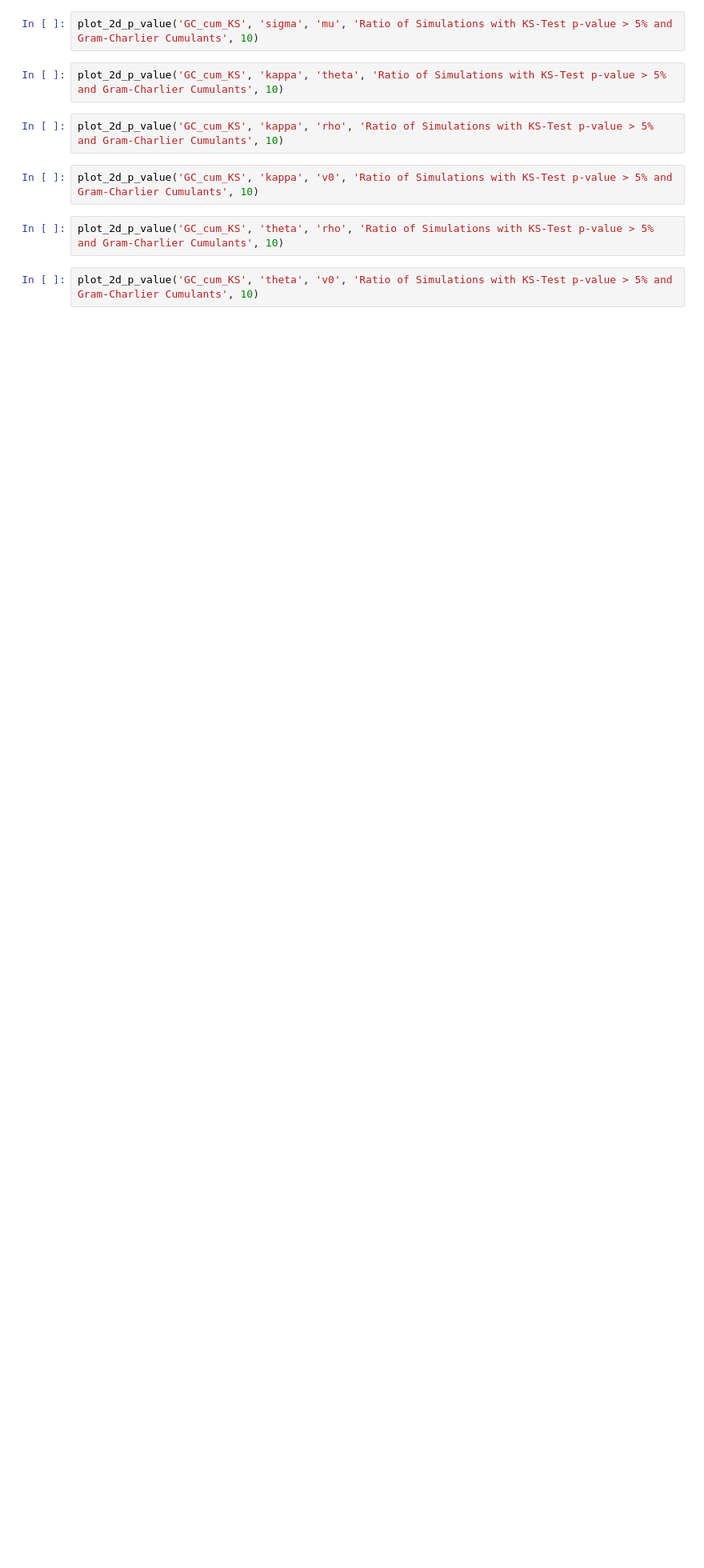
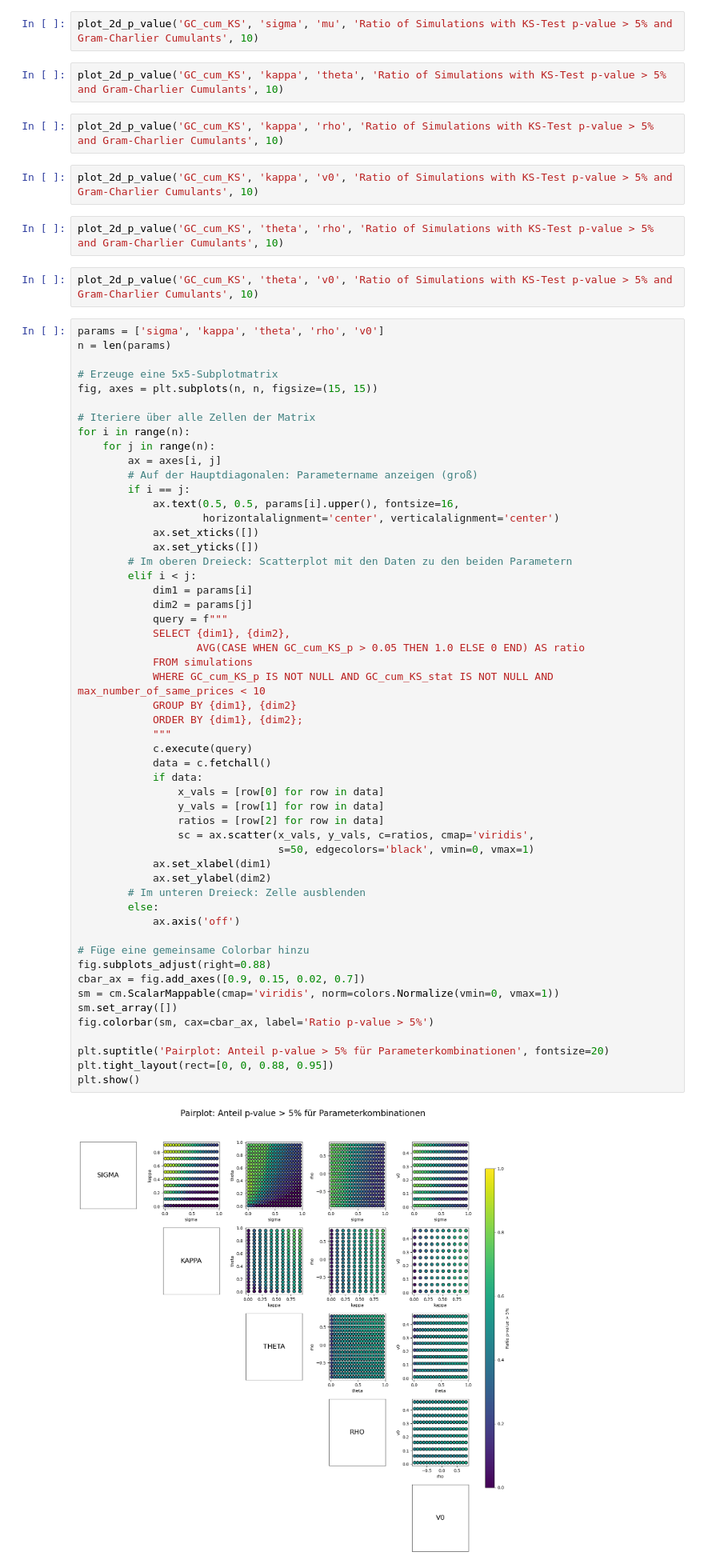
Before and after one commit to henrydatei/heston-moments-pdf, a Jupyter notebook: compare_distributions/simple_plots.ipynb, the cells around one changed output. Shown: that part at 80% size. Cells and saved outputs as stored; diff of their text form; blank space fills up the shorter version.

Commit message:
pairplot

```diff
--- a/compare_distributions/simple_plots.ipynb
+++ b/compare_distributions/simple_plots.ipynb
@@ -269,3 +271,58 @@ plot_2d_p_value('GC_cum_KS', 'kappa', 'v0', 'Ratio of Simulations with KS-Test p
 plot_2d_p_value('GC_cum_KS', 'theta', 'rho', 'Ratio of Simulations with KS-Test p-value > 5% and Gram-Charlier Cumulants', 10)
 # %%
 plot_2d_p_value('GC_cum_KS', 'theta', 'v0', 'Ratio of Simulations with KS-Test p-value > 5% and Gram-Charlier Cumulants', 10)
+# %%
+params = ['sigma', 'kappa', 'theta', 'rho', 'v0']
+n = len(params)
+
+# Erzeuge eine 5x5-Subplotmatrix
+fig, axes = plt.subplots(n, n, figsize=(15, 15))
+
+# Iteriere über alle Zellen der Matrix
+for i in range(n):
+    for j in range(n):
+        ax = axes[i, j]
+        # Auf der Hauptdiagonalen: Parametername anzeigen (groß)
+        if i == j:
+            ax.text(0.5, 0.5, params[i].upper(), fontsize=16,
+                    horizontalalignment='center', verticalalignment='center')
+            ax.set_xticks([])
+            ax.set_yticks([])
+        # Im oberen Dreieck: Scatterplot mit den Daten zu den beiden Parametern
+        elif i < j:
+            dim1 = params[i]
+            dim2 = params[j]
+            query = f"""
+            SELECT {dim1}, {dim2},
+                   AVG(CASE WHEN GC_cum_KS_p > 0.05 THEN 1.0 ELSE 0 END) AS ratio
+            FROM simulations
+            WHERE GC_cum_KS_p IS NOT NULL AND GC_cum_KS_stat IS NOT NULL AND max_number_of_same_prices < 10
+            GROUP BY {dim1}, {dim2}
+            ORDER BY {dim1}, {dim2};
+            """
+            c.execute(query)
+            data = c.fetchall()
+            if data:
+                x_vals = [row[0] for row in data]
+                y_vals = [row[1] for row in data]
+                ratios = [row[2] for row in data]
+                sc = ax.scatter(x_vals, y_vals, c=ratios, cmap='viridis',
+                                s=50, edgecolors='black', vmin=0, vmax=1)
+            ax.set_xlabel(dim1)
+            ax.set_ylabel(dim2)
+        # Im unteren Dreieck: Zelle ausblenden
+        else:
+            ax.axis('off')
+
+# Füge eine gemeinsame Colorbar hinzu
+fig.subplots_adjust(right=0.88)
+cbar_ax = fig.add_axes([0.9, 0.15, 0.02, 0.7])
+sm = cm.ScalarMappable(cmap='viridis', norm=colors.Normalize(vmin=0, vmax=1))
+sm.set_array([])
+fig.colorbar(sm, cax=cbar_ax, label='Ratio p-value > 5%')
+
+plt.suptitle('Pairplot: Anteil p-value > 5% für Parameterkombinationen', fontsize=20)
+plt.tight_layout(rect=[0, 0, 0.88, 0.95])
+plt.show()
+# %% [output]
+[figure, added]
```
Also changed, not shown: parts of 1 cell of this notebook.
